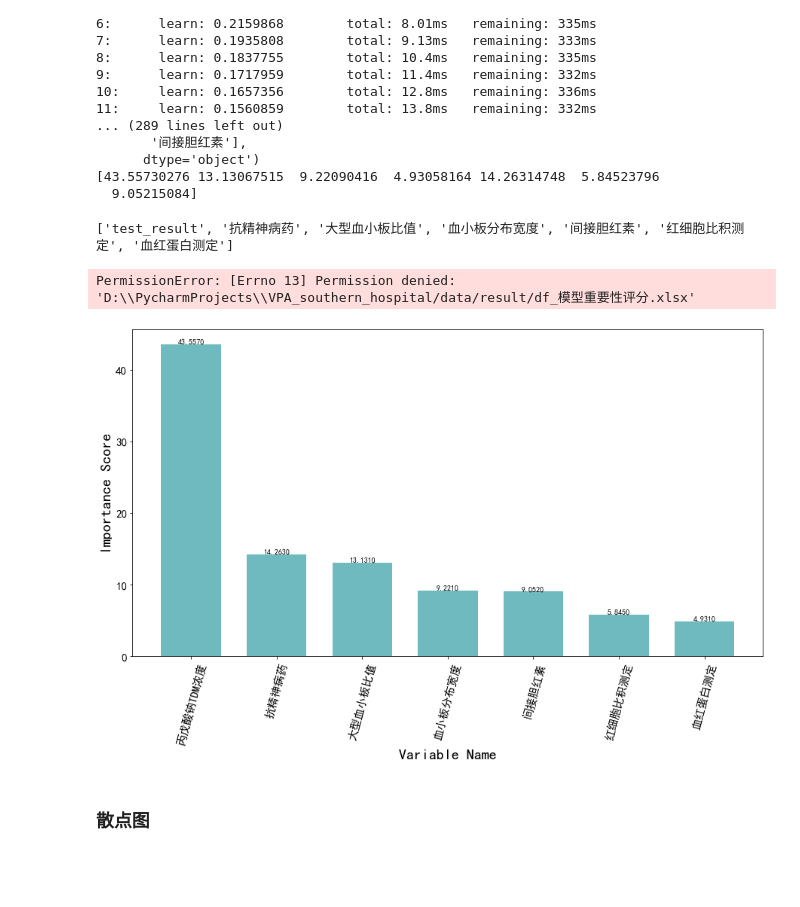
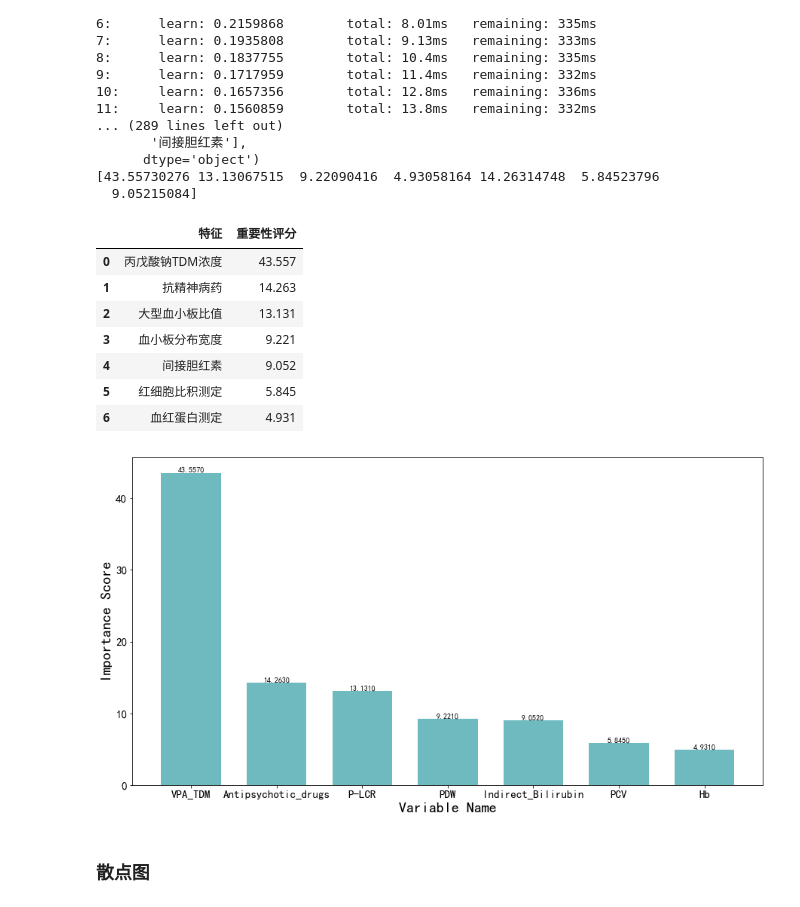
Before and after one commit to yuyongsheng1990/VPA_southern_hospital, a Jupyter notebook: data_model.ipynb, the cells around one changed output. Cells and saved outputs as stored; diff of their text form; code cells hidden in the pictures; blank space fills up the shorter version.

```diff
--- a/data_model.ipynb
+++ b/data_model.ipynb
@@ -48,6 +48,9 @@ df_model.corr()[df_model.corr()>0.5]
 # # 把少数样本
 # df_model['日剂量']=df_model['日剂量'].apply(lambda x: 1 if round(float(x),1)==0.5 else
 #                                                     0 if round(float(x),1)==1 else 2)
+# %%
+df_model['日剂量']=df_model['日剂量'].apply(lambda x: 1 if x==0 else
+                                                    0 if x==1 else x)
 # %%
 df_model.head()
 # %% [output]
@@ -1657,44 +1675,49 @@ df_importance= pd.DataFrame(data={'特征':tran_x_sm.columns,'重要性评分':i
 df_importance['重要性评分']=df_importance['重要性评分'].apply(lambda x: round(x,3))
 df_importance=df_importance.sort_values(['重要性评分'],ascending=False)
 df_importance=df_importance.reset_index(drop=True)
-# %%
-list(df_importance['特征'])
-# %% [output]
-['test_result', '抗精神病药', '大型血小板比值', '血小板分布宽度', '间接胆红素', '红细胞比积测定', '血红蛋白测定']
+# %%
+df_importance
+# %% [output]
+|  | 特征 | 重要性评分 |
+| 0 | 丙戊酸钠TDM浓度 | 43.557 |
+| 1 | 抗精神病药 | 14.263 |
+| 2 | 大型血小板比值 | 13.131 |
+| 3 | 血小板分布宽度 | 9.221 |
+| 4 | 间接胆红素 | 9.052 |
+| 5 | 红细胞比积测定 | 5.845 |
+| 6 | 血红蛋白测定 | 4.931 |
 # %%
 writer = pd.ExcelWriter(project_path + '/data/result/df_模型重要性评分.xlsx')
 df_importance.to_excel(writer)
 writer.save()
-# %% [output]
-PermissionError: [Errno 13] Permission denied: 'D:\\PycharmProjects\\VPA_southern_hospital/data/result/df_模型重要性评分.xlsx'
-# %%
-df_importance.loc[0,'特征']='丙戊酸钠TDM浓度'
+# %%
+df_importance['特征']=['VPA_TDM','Antipsychotic_drugs','P-LCR','PDW','Indirect_Bilirubin','PCV','Hb']
 # %%
 from pylab import mpl
 mpl.rcParams['font.sans-serif'] = ['SimHei']  ##绘图显示中文
 mpl.rcParams['axes.unicode_minus'] = False
 
 from matplotlib import pyplot as plt
 import matplotlib.ticker as ticker
 from matplotlib import rc
 
 names = df_importance['特征']
 index = np.arange(len(names))
 plt.figure(figsize=(15, 8))
 plt.bar(df_importance['特征'], df_importance['重要性评分'], width=0.7,
         color=(0.42941176470588235, 0.7294117647058823, 0.7490196078431373), tick_label=names)
-plt.xticks(rotation=75)
 # 设置坐标刻度值的大小
 plt.tick_params(labelsize=15)
+plt.xticks(rotation=0)
 
 plt.ylabel('Importance Score',fontsize=20)
 plt.xlabel('Variable Name',fontsize=20)
 for a, b in zip(index, df_importance['重要性评分']):
     plt.text(a, b + 0.002, '%.4f' % b, ha='center', va='bottom', fontsize=10)
 # plt.title('重要变量得分柱形图')
 # plt.show()
 # %% [output]
-[figure, old version]
+[figure, new version]
 # %% [markdown]
 ### 散点图
 # %%
```
Also changed, not shown: parts of 40 cells of this notebook, 1 other file.
